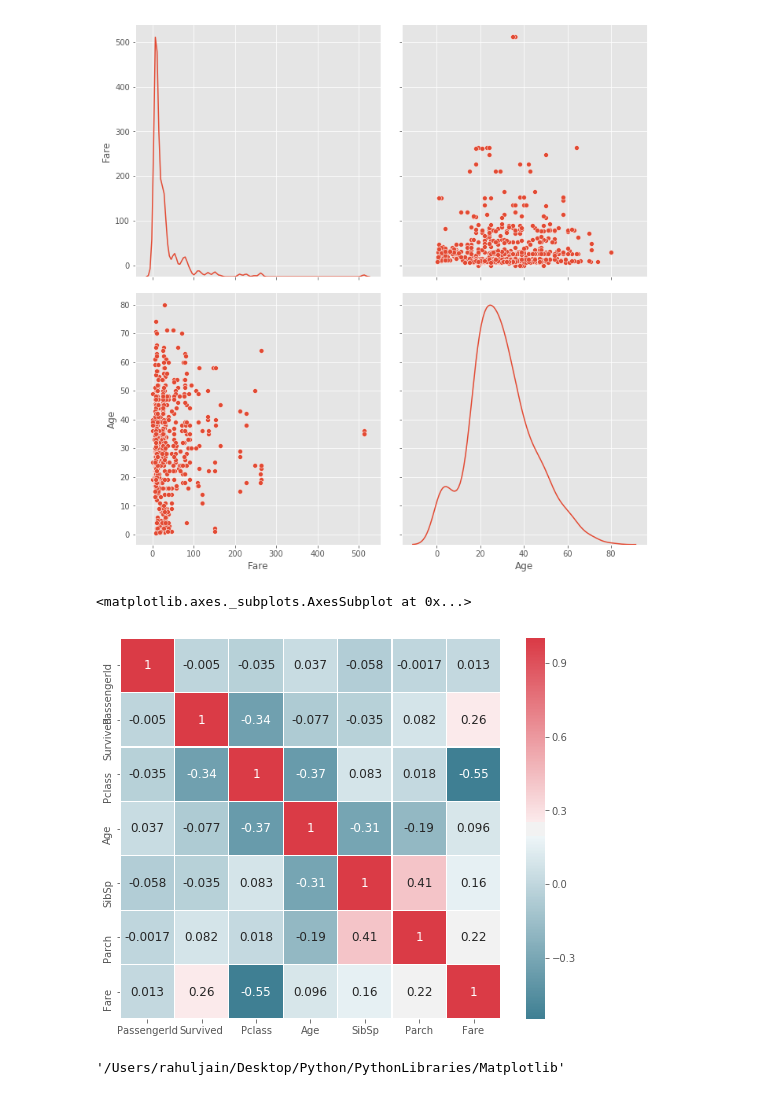
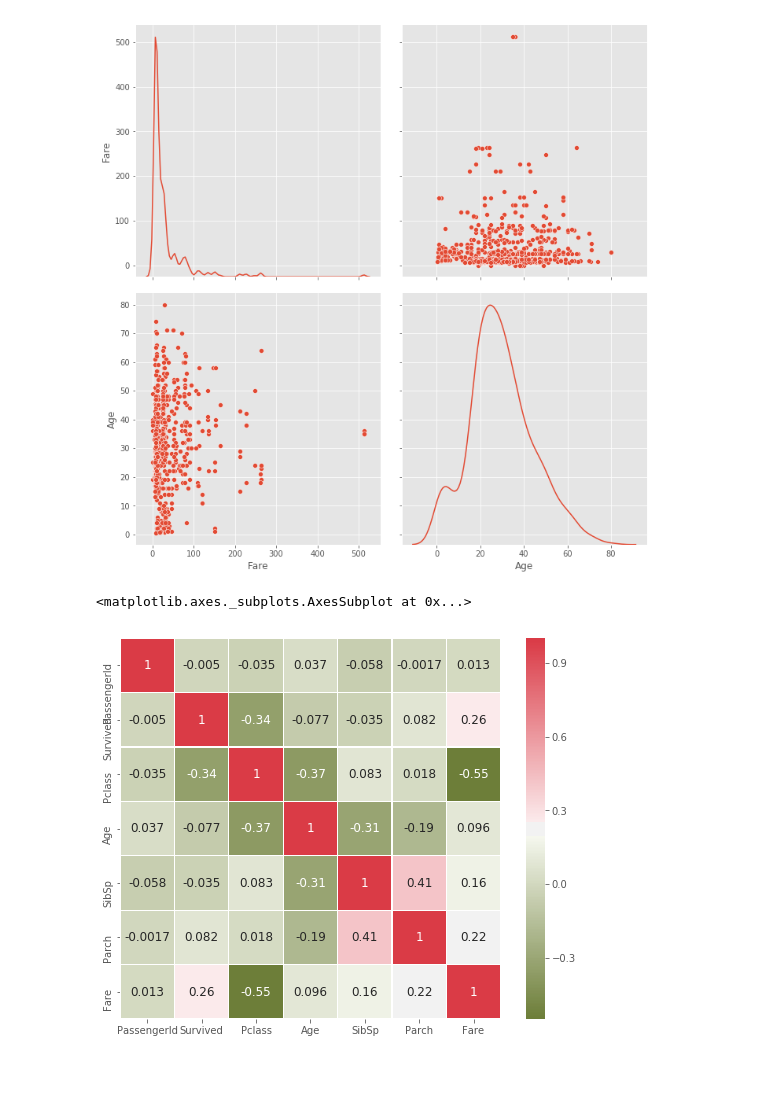
Before and after one commit to RahulTechTutorials/PythonLibraries, a Jupyter notebook: Matplotlib/Matplotlib_Seaborn_Tutorial.ipynb, the cells around one changed output. Cells and saved outputs as stored; diff of their text form; code cells hidden in the pictures.

Commit message:
Data Visualization

```diff
--- a/Matplotlib/Matplotlib_Seaborn_Tutorial.ipynb
+++ b/Matplotlib/Matplotlib_Seaborn_Tutorial.ipynb
@@ -200,13 +211,9 @@ pp = sns.pairplot(df[['Fare','Age']], palette = 'winter', size=5, diag_kind = 'k
 # %% [output]
 [figure]
 # %%
-color_map = sns.diverging_palette(220,10,as_cmap=True)
-_,ax = plt.subplots(figsize=(9,7))
-sns.heatmap(df.corr(),annot=True,ax=ax,annot_kws={'fontsize': 12}, linewidths=.1,square=True,cmap=color_map)
+color_map = sns.diverging_palette(100,10,as_cmap=True)
+plt.figure(figsize=(9,7))
+sns.heatmap(df.corr(),annot=True,annot_kws={'fontsize': 12}, linewidths=.1,square=True,cmap=color_map)
 # %% [output]
 <matplotlib.axes._subplots.AxesSubplot at 0x...>
-[figure, old version]
+[figure, new version]
-# %%
-os.getcwd()
-# %% [output]
-'/Users/rahuljain/Desktop/Python/PythonLibraries/Matplotlib'
```
Also changed, not shown: parts of 28 cells of this notebook.
